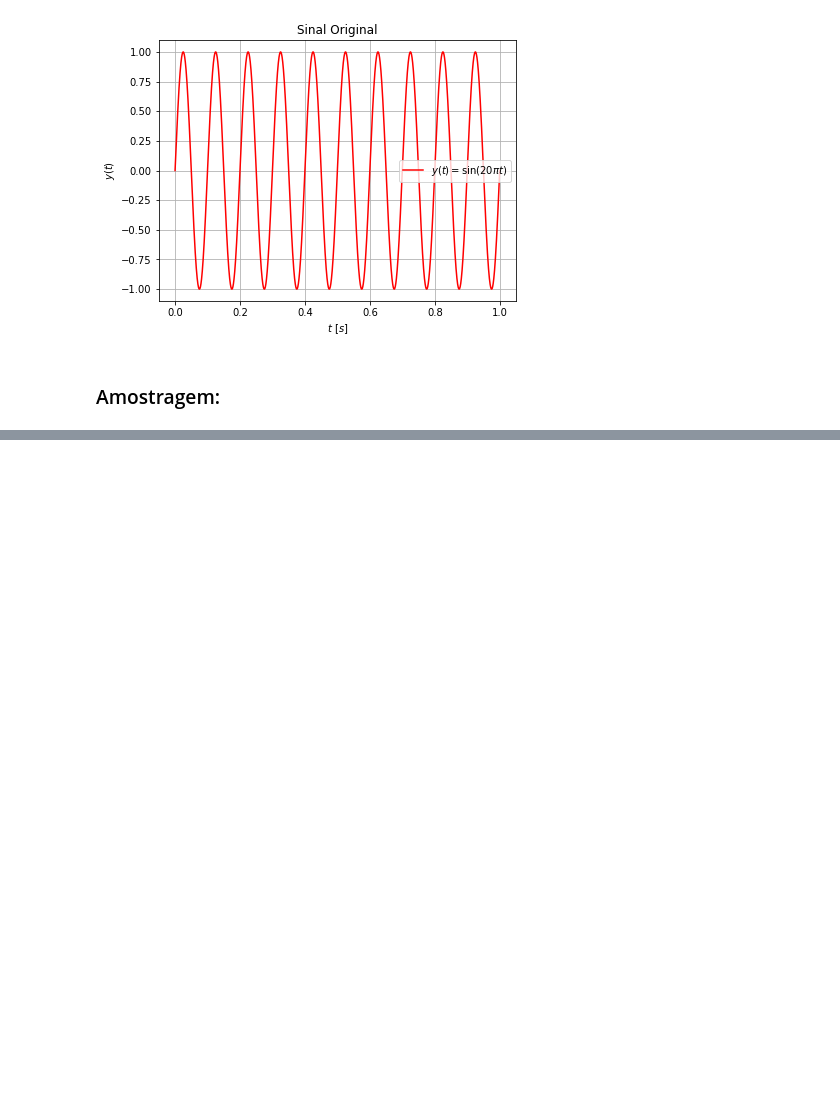
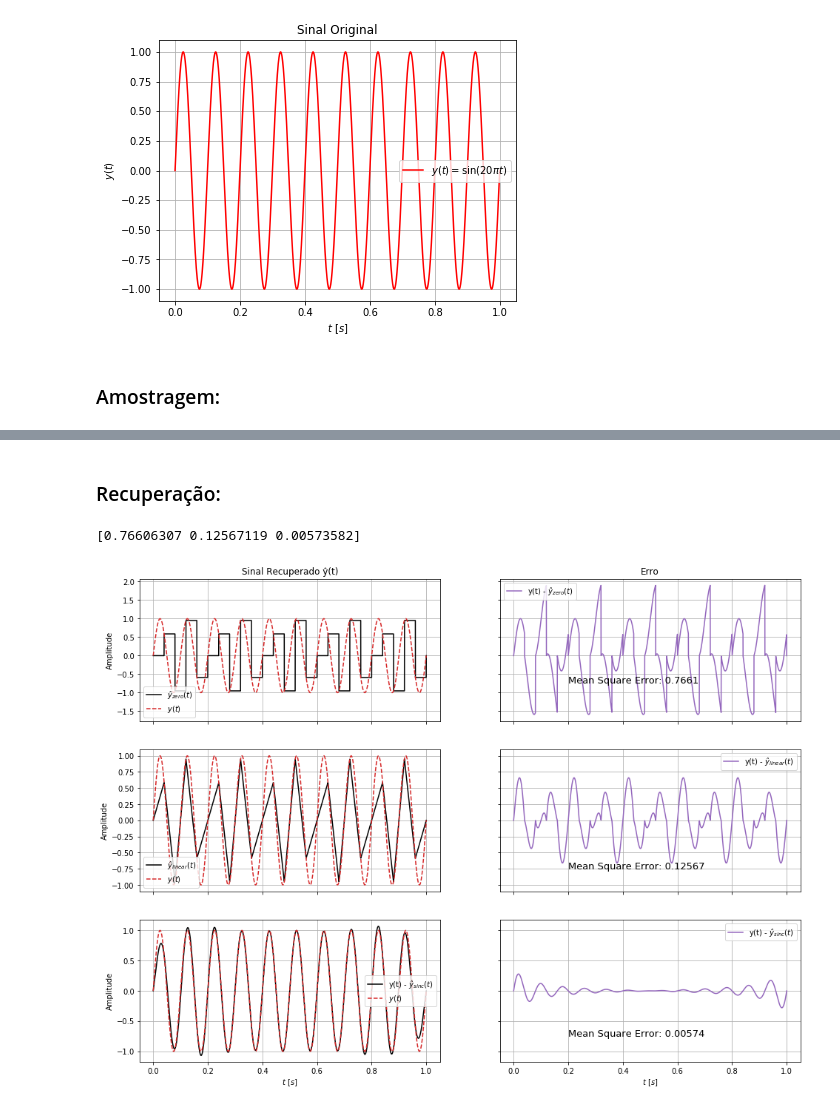
Before and after one commit to ezequiasjunior/pds_lab2019-1, a Jupyter notebook: pr-amostragem.ipynb, the cells around one changed output, grey strips where cells are left out. Drawn from its saved outputs; the diff is of its cells as text; code cells hidden in the pictures; blank space fills up the shorter version.

```diff
--- a/pr-amostragem.ipynb
+++ b/pr-amostragem.ipynb
@@ -118,3 +137,0 @@ display(w2)
-# %%
-samp_signal = w2.result
-print(samp_signal.size)
@@ -261,0 +138,70 @@ plt.plot(rec_lin)
+# %% [markdown]
+### Recuperação:
+# %%
+# Recuperando o sinal:
+signal_zero_ord = rec_zero_order(samp_signal, time)
+signal_linear = rec_linear_interp(samp_signal, time)
+signal_ideal = rec_ideal_interp(samp_signal, time)
+
+# Cálculo e armazenamento do MSE em um vetor:
+erro = np.zeros((3, sr))
+erro[0] = signal - signal_zero_ord
+erro[1] = signal - signal_linear
+erro[2] = signal - signal_ideal
+
+mse = np.array([np.mean(erro[i,:]**2) for i in range(3)])
+print(mse)
+# %% [output]
+[0.76606307 0.12567119 0.00573582]
+# %%
+dim = 2.5*6.4
+fig, ax = plt.subplots(3, 2, sharex='col', sharey='row', num='results', figsize=[dim, 0.75*dim])
+
+# Parâmetros do texto:
+style = dict(size=13, color='black')
+
+# Plots:
+ax[0, 0].plot(time, signal_zero_ord, 'k-', label='$ŷ_{zero}(t)$')
+ax[0, 0].plot(time, signal, 'C3--', label='$y(t)$')
+ax[0, 0].grid()
+
+ax[0, 1].plot(time, erro[0], 'C4-', label='y(t) - $ŷ_{zero}(t)$')
+ax[0, 1].text(0.2, -0.75, 'Mean Square Error: {:.4f}'.format(mse[0]), **style)
+ax[0, 1].grid()
+
+ax[1, 0].plot(time, signal_linear, 'k-', label='$ŷ_{linear}(t)$')
+ax[1, 0].plot(time, signal, 'C3--', label='$y(t)$')
+ax[1, 0].grid()
+
+ax[1, 1].plot(time, erro[1], 'C4-', label='y(t) - $ŷ_{linear}(t)$')
+ax[1, 1].text(0.2, -0.75, 'Mean Square Error: {:.5f}'.format(mse[1]), **style)
+ax[1, 1].grid()
+
+ax[2, 0].plot(time, signal_ideal, 'k-', label='y(t) - $ŷ_{sinc}(t)$')
+ax[2, 0].plot(time, signal, 'C3--', label='$y(t)$')
+ax[2, 0].grid()
+
+ax[2, 1].plot(time, erro[2], 'C4-', label='y(t) - $ŷ_{sinc}(t)$')
+ax[2, 1].text(0.2, -0.75, 'Mean Square Error: {:.5f}'.format(mse[2]), **style)
+ax[2, 1].grid()
+
+# Textos e legendas:
+ax[0, 0].set_title('Sinal Recuperado ŷ(t)')
+ax[0, 1].set_title('Erro')
+
+for i in range(3):
+    ax[i, 0].set_ylabel('Amplitude')
+
+ax[2, 0].set_xlabel('$t$ [$s$]')
+ax[2, 1].set_xlabel('$t$ [$s$]')
+
+ax[0, 0].legend(loc='lower left')
+ax[1, 0].legend(loc='lower left')
+ax[2, 0].legend(loc='best')
+ax[0, 1].legend()
+ax[1, 1].legend()
+ax[2, 1].legend()
+
+plt.show('resuls')
+# %% [output]
+[figure, added]
```
Also changed, not shown: parts of 17 cells of this notebook, 1 other file.
